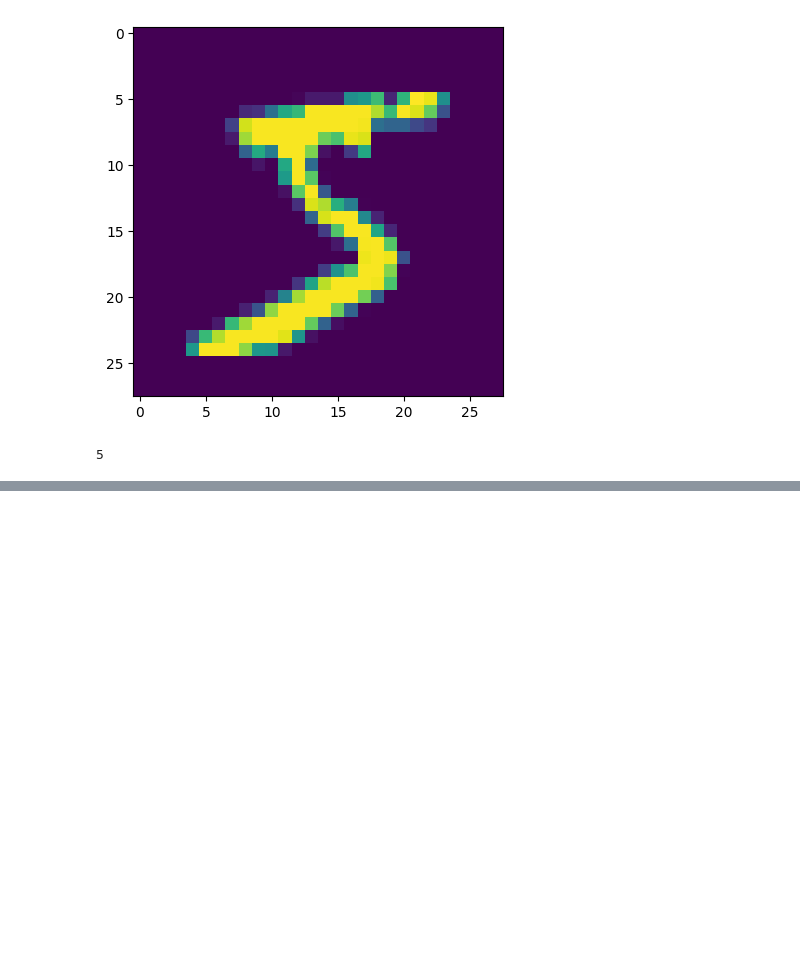
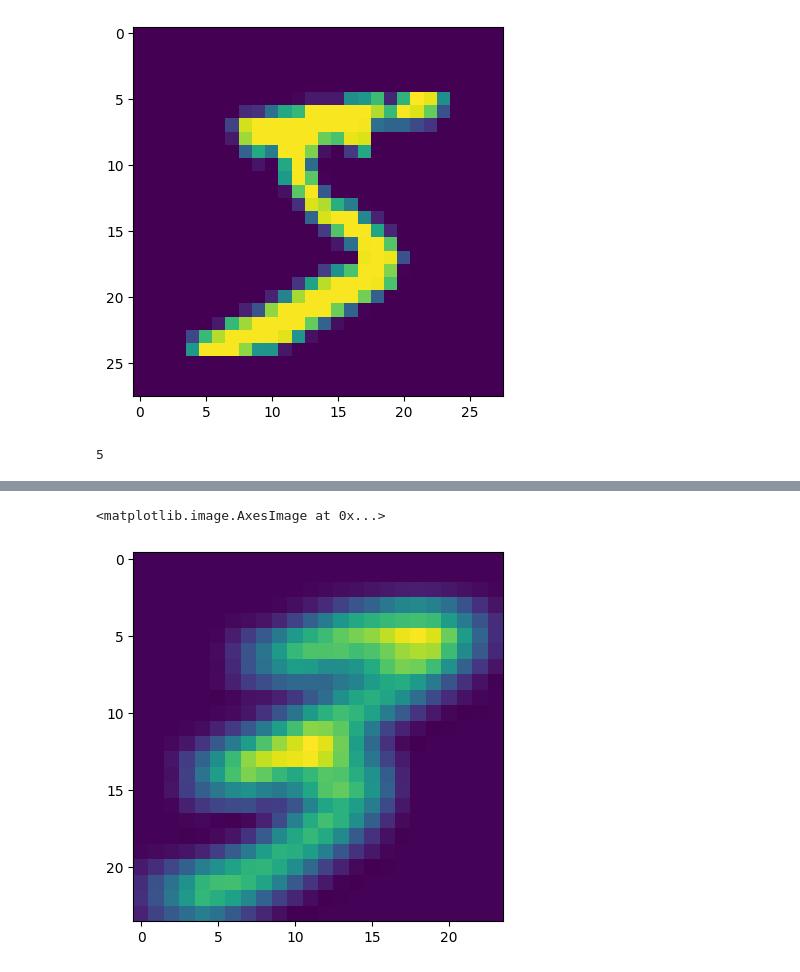
Before and after one commit to raming20/CNN-LSTM-predict-stock-price, a Jupyter notebook: data_analytics/try_cnn/try_mnist.ipynb, the cells around one changed output, grey strips where cells are left out. Drawn from its saved outputs; the diff is of its cells as text; code cells hidden in the pictures; blank space fills up the shorter version.

```diff
--- a/data_analytics/try_cnn/try_mnist.ipynb
+++ b/data_analytics/try_cnn/try_mnist.ipynb
@@ -241,0 +580,6 @@ array([[5, 6],
+# %%
+Zk_1_m2 = convolution(X_test_1, params["K_12"], bias=params["bk_12"])
+plt.imshow(Zk_1_m2)
+# %% [output]
+<matplotlib.image.AxesImage at 0x...>
+[figure, added]
```
Also changed, not shown: parts of 40 cells of this notebook, 8 other files.
